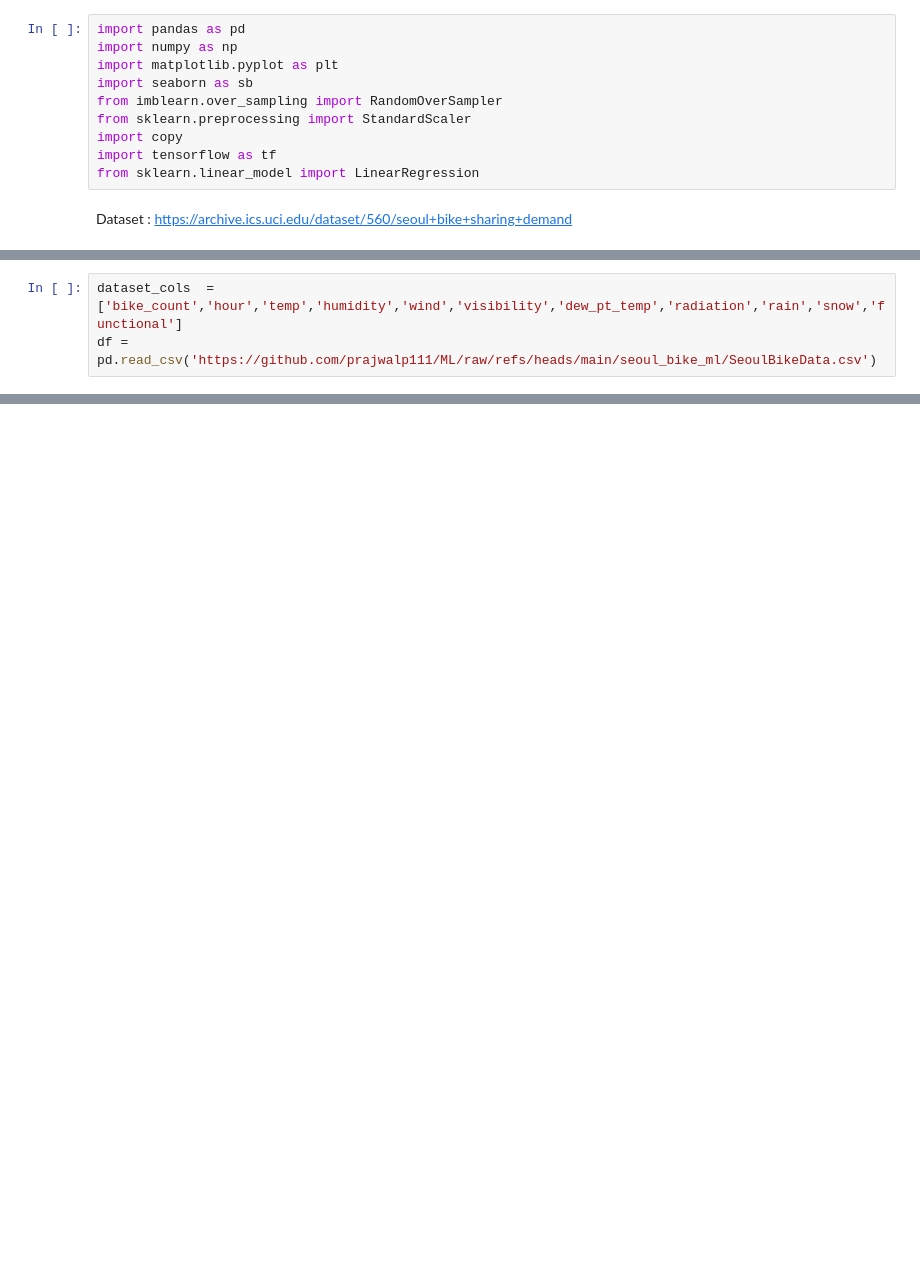
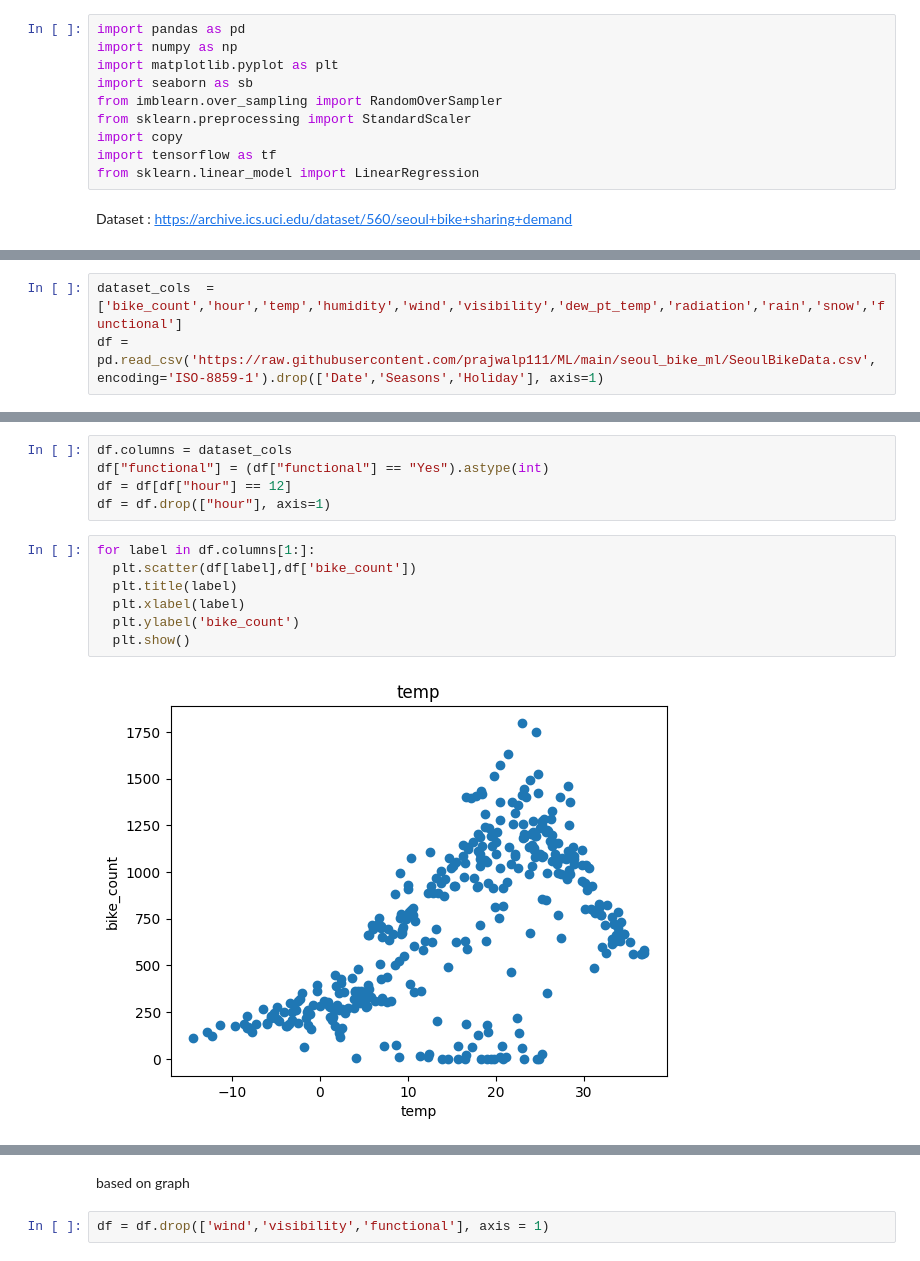
Before and after one commit to prajwalp111/ML, a Jupyter notebook: seoul_bike_ml/seoulBike.ipynb, the cells around one changed output, grey strips where cells are left out. Cells and saved outputs as stored; diff of their text form; blank space fills up the shorter version.

```diff
--- a/seoul_bike_ml/seoulBike.ipynb
+++ b/seoul_bike_ml/seoulBike.ipynb
@@ -15,3 +17,3 @@ Dataset : https://archive.ics.uci.edu/dataset/560/seoul+bike+sharing+demand
 # %%
 dataset_cols  = ['bike_count','hour','temp','humidity','wind','visibility','dew_pt_temp','radiation','rain','snow','functional']
-df = pd.read_csv('https://github.com/prajwalp111/ML/raw/refs/heads/main/seoul_bike_ml/SeoulBikeData.csv')
+df = pd.read_csv('https://raw.githubusercontent.com/prajwalp111/ML/main/seoul_bike_ml/SeoulBikeData.csv', encoding='ISO-8859-1').drop(['Date','Seasons','Holiday'], axis=1)
@@ -21,0 +29,14 @@ df.head()
+# %%
+df.columns = dataset_cols
+df["functional"] = (df["functional"] == "Yes").astype(int)
+df = df[df["hour"] == 12]
+df = df.drop(["hour"], axis=1)
+# %%
+for label in df.columns[1:]:
+  plt.scatter(df[label],df['bike_count'])
+  plt.title(label)
+  plt.xlabel(label)
+  plt.ylabel('bike_count')
+  plt.show()
+# %% [output]
+[figure, added]
@@ -21,0 +51,4 @@ df.head()
+# %% [markdown]
+based on graph
+# %%
+df = df.drop(['wind','visibility','functional'], axis = 1)
```
Also changed, not shown: parts of 9 cells of this notebook.
